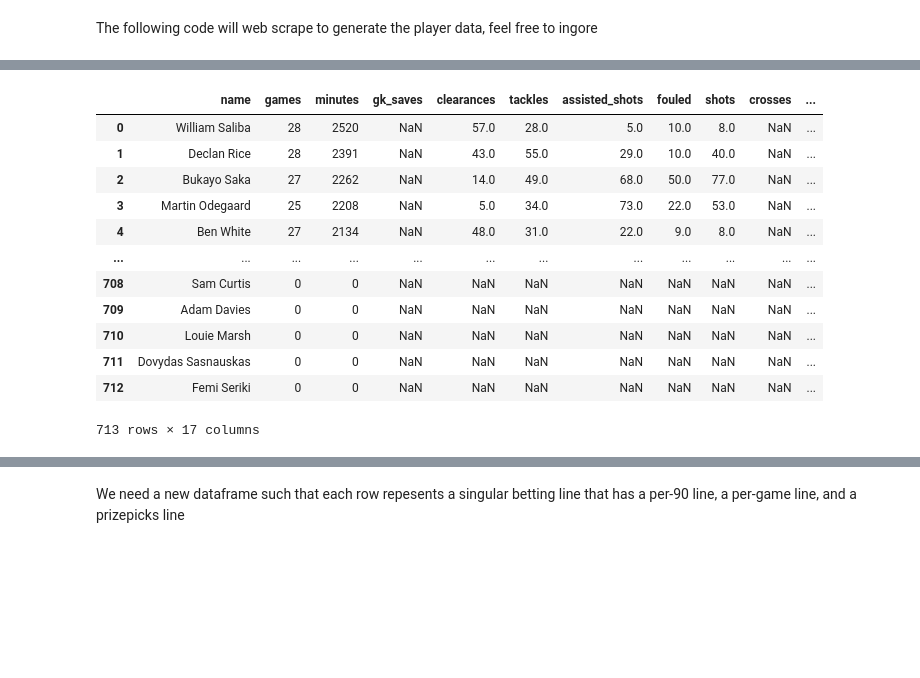
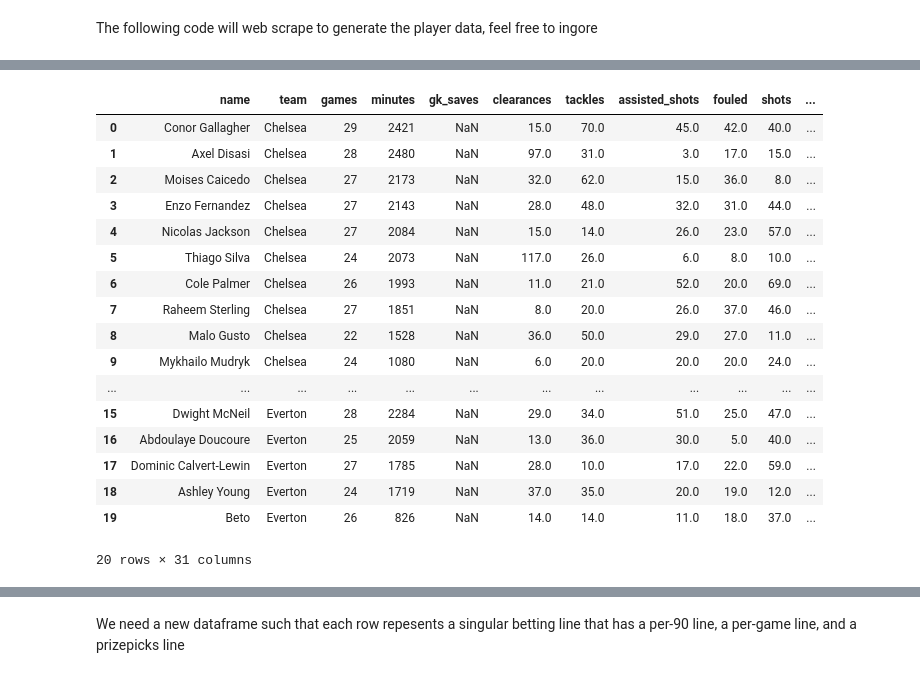
Before and after one commit to akann0/soccer-betting, a Jupyter notebook: one_var_comp.ipynb, the cells around one changed output, grey strips where cells are left out. Cells and saved outputs as stored; diff of their text form; code cells hidden in the pictures; blank space fills up the shorter version.

```diff
--- a/one_var_comp.ipynb
+++ b/one_var_comp.ipynb
@@ -21,23 +17,28 @@ KeyError: 'Standard Stats'
 # %%
 players = pd.read_csv("Premier_League_Player_Stats.csv")
 PP_lines = pd.read_csv("pp_lines.csv")
 
 merged = pd.merge(players, PP_lines, on="name")
-players
+merged
 # %% [output]
-|  | name | games | minutes | gk_saves | clearances | tackles | assisted_shots | fouled | shots | crosses | ... |
-| 0 | William Saliba | 28 | 2520 | NaN | 57.0 | 28.0 | 5.0 | 10.0 | 8.0 | NaN | ... |
-| 1 | Declan Rice | 28 | 2391 | NaN | 43.0 | 55.0 | 29.0 | 10.0 | 40.0 | NaN | ... |
-| 2 | Bukayo Saka | 27 | 2262 | NaN | 14.0 | 49.0 | 68.0 | 50.0 | 77.0 | NaN | ... |
-| 3 | Martin Odegaard | 25 | 2208 | NaN | 5.0 | 34.0 | 73.0 | 22.0 | 53.0 | NaN | ... |
-| 4 | Ben White | 27 | 2134 | NaN | 48.0 | 31.0 | 22.0 | 9.0 | 8.0 | NaN | ... |
+|  | name | team | games | minutes | gk_saves | clearances | tackles | assisted_shots | fouled | shots | ... |
+| 0 | Conor Gallagher | Chelsea | 29 | 2421 | NaN | 15.0 | 70.0 | 45.0 | 42.0 | 40.0 | ... |
+| 1 | Axel Disasi | Chelsea | 28 | 2480 | NaN | 97.0 | 31.0 | 3.0 | 17.0 | 15.0 | ... |
+| 2 | Moises Caicedo | Chelsea | 27 | 2173 | NaN | 32.0 | 62.0 | 15.0 | 36.0 | 8.0 | ... |
+| 3 | Enzo Fernandez | Chelsea | 27 | 2143 | NaN | 28.0 | 48.0 | 32.0 | 31.0 | 44.0 | ... |
+| 4 | Nicolas Jackson | Chelsea | 27 | 2084 | NaN | 15.0 | 14.0 | 26.0 | 23.0 | 57.0 | ... |
+| 5 | Thiago Silva | Chelsea | 24 | 2073 | NaN | 117.0 | 26.0 | 6.0 | 8.0 | 10.0 | ... |
+| 6 | Cole Palmer | Chelsea | 26 | 1993 | NaN | 11.0 | 21.0 | 52.0 | 20.0 | 69.0 | ... |
+| 7 | Raheem Sterling | Chelsea | 27 | 1851 | NaN | 8.0 | 20.0 | 26.0 | 37.0 | 46.0 | ... |
+| 8 | Malo Gusto | Chelsea | 22 | 1528 | NaN | 36.0 | 50.0 | 29.0 | 27.0 | 11.0 | ... |
+| 9 | Mykhailo Mudryk | Chelsea | 24 | 1080 | NaN | 6.0 | 20.0 | 20.0 | 20.0 | 24.0 | ... |
 | ... | ... | ... | ... | ... | ... | ... | ... | ... | ... | ... | ... |
-| 708 | Sam Curtis | 0 | 0 | NaN | NaN | NaN | NaN | NaN | NaN | NaN | ... |
-| 709 | Adam Davies | 0 | 0 | NaN | NaN | NaN | NaN | NaN | NaN | NaN | ... |
-| 710 | Louie Marsh | 0 | 0 | NaN | NaN | NaN | NaN | NaN | NaN | NaN | ... |
-| 711 | Dovydas Sasnauskas | 0 | 0 | NaN | NaN | NaN | NaN | NaN | NaN | NaN | ... |
-| 712 | Femi Seriki | 0 | 0 | NaN | NaN | NaN | NaN | NaN | NaN | NaN | ... |
+| 15 | Dwight McNeil | Everton | 28 | 2284 | NaN | 29.0 | 34.0 | 51.0 | 25.0 | 47.0 | ... |
+| 16 | Abdoulaye Doucoure | Everton | 25 | 2059 | NaN | 13.0 | 36.0 | 30.0 | 5.0 | 40.0 | ... |
+| 17 | Dominic Calvert-Lewin | Everton | 27 | 1785 | NaN | 28.0 | 10.0 | 17.0 | 22.0 | 59.0 | ... |
+| 18 | Ashley Young | Everton | 24 | 1719 | NaN | 37.0 | 35.0 | 20.0 | 19.0 | 12.0 | ... |
+| 19 | Beto | Everton | 26 | 826 | NaN | 14.0 | 14.0 | 11.0 | 18.0 | 37.0 | ... |
-713 rows × 17 columns
+20 rows × 31 columns
 # %%
 merged = merged.loc[merged['minutes'] > 200].loc[merged['games'] > 5]
 
```
Also changed, not shown: parts of 4 cells of this notebook, 9 other files.
